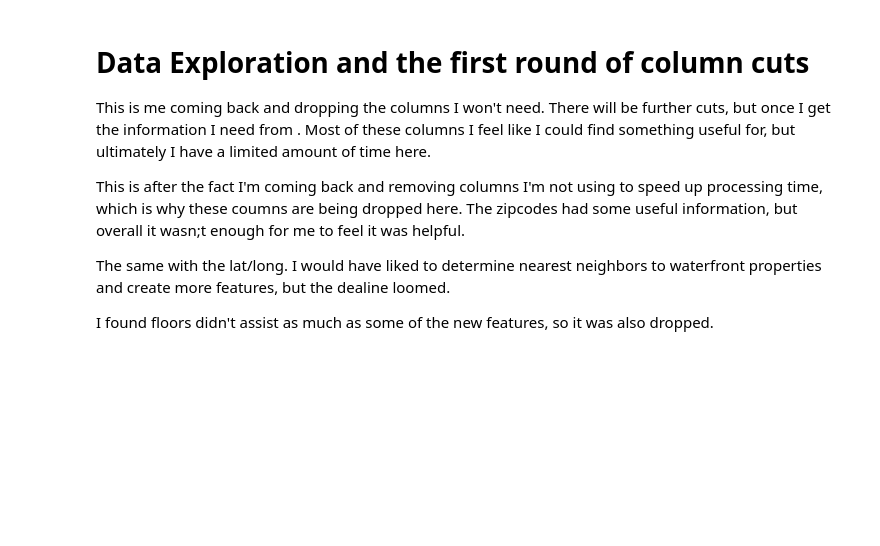
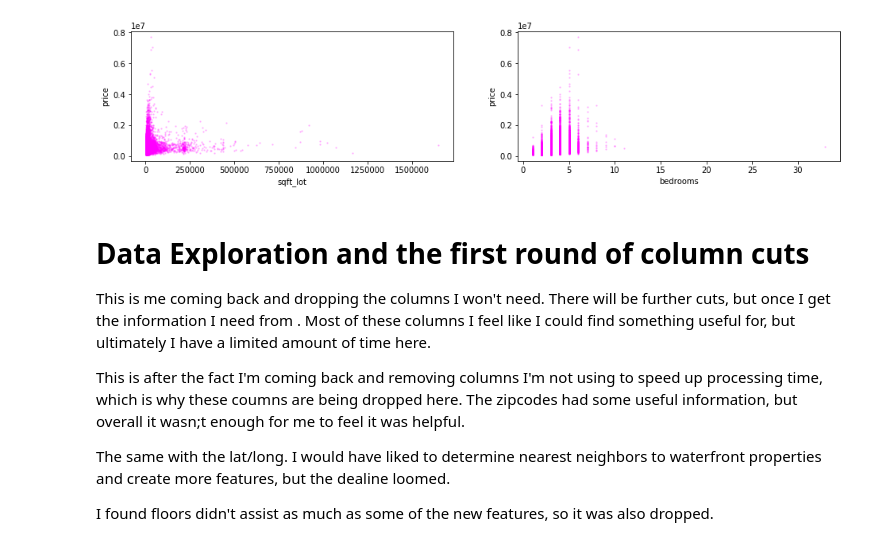
Before and after one commit to robblatt/dsc-v2-mod1-final-project-nyc-ds-career-042219, a Jupyter notebook: Mod 1.ipynb, the cells around one changed output. Drawn from its saved outputs; the diff is of its cells as text; code cells hidden in the pictures; blank space fills up the shorter version.

```diff
--- a/Mod 1.ipynb
+++ b/Mod 1.ipynb
@@ -33,6 +33,10 @@ def histograms(n_rows, n_cols, variables, bin_num, size):
         data[var_name].hist(bins=bin_num,figsize=size,ax=ax)
         ax.set_title(var_name+" Distribution")
     plt.show()
+# %%
+price_scatters(1, 2, ['sqft_lot', 'bedrooms'])
+# %% [output]
+[figure, added]
 # %% [markdown]
 # Data Exploration and the first round of column cuts
 
```
Also changed, not shown: 1 other file.
